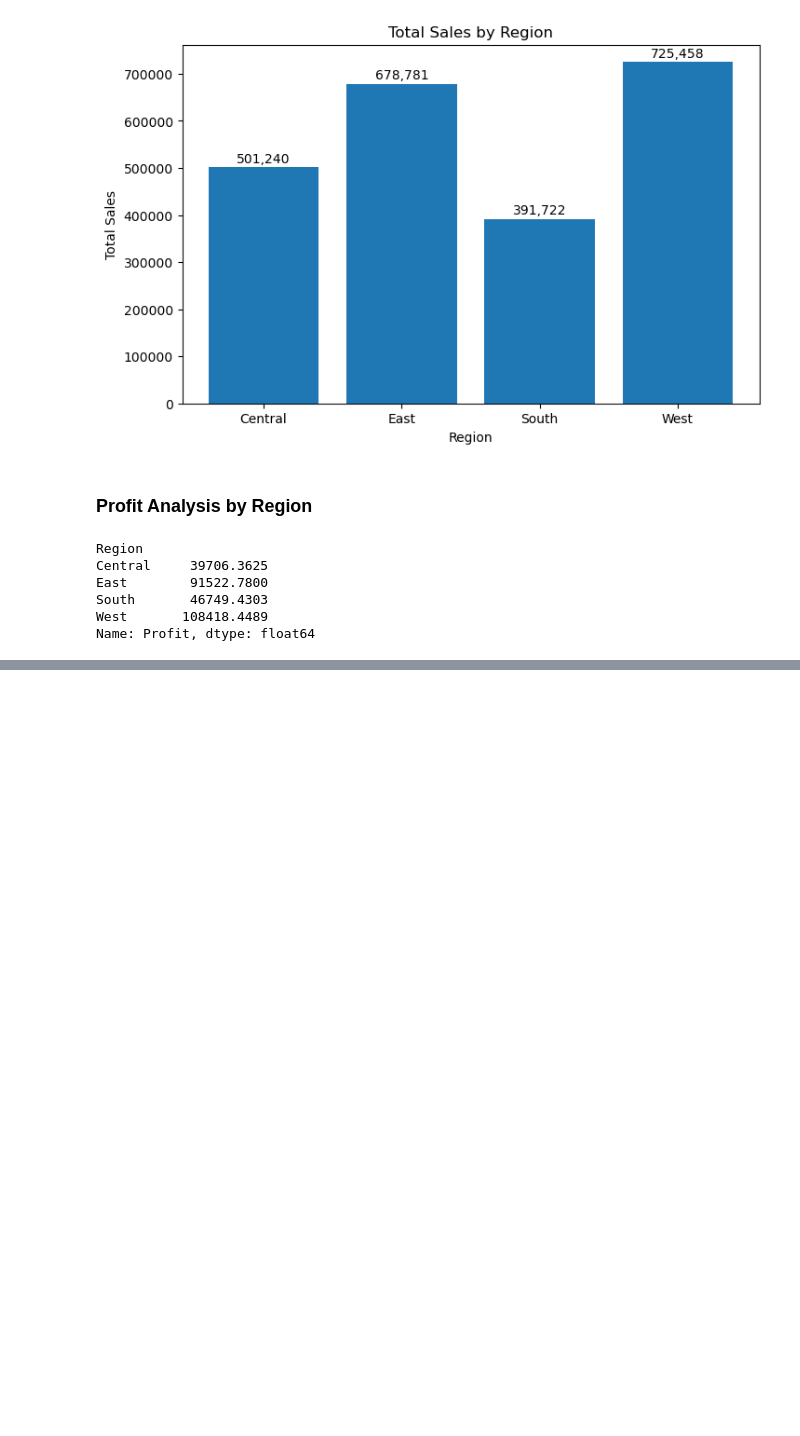
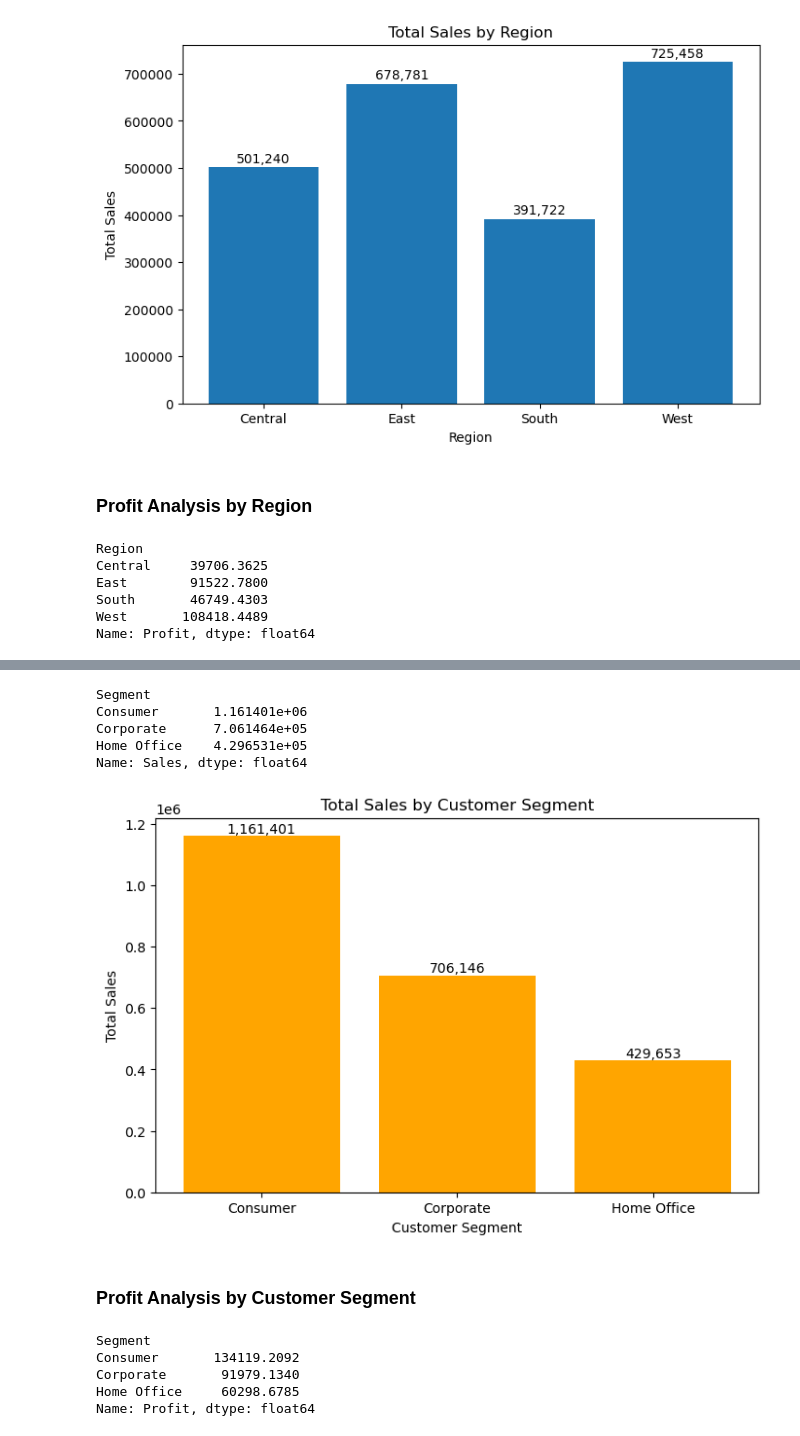
Before and after one commit to mdtarif-code/superstore-sales-data-analysis, a Jupyter notebook: Superstore Sales Data Analysis.ipynb, the cells around one changed output, grey strips where cells are left out. Cells and saved outputs as stored; diff of their text form; code cells hidden in the pictures; blank space fills up the shorter version.

```diff
--- a/Superstore Sales Data Analysis.ipynb
+++ b/Superstore Sales Data Analysis.ipynb
@@ -306,0 +305,40 @@ plt.show()
+# %%
+segment_sales = df.groupby('Segment')['Sales'].sum()
+
+segment_sales
+# %% [output]
+Segment
+Consumer       1.161401e+06
+Corporate      7.061464e+05
+Home Office    4.296531e+05
+Name: Sales, dtype: float64
+# %%
+plt.figure(figsize=(8, 5))
+
+plt.bar(segment_sales.index, segment_sales.values, color="orange")
+
+for i in range(len(segment_sales)):
+    plt.text(
+        i,
+        segment_sales.values[i] + 10000,
+        f'{segment_sales.values[i]:,.0f}',
+        ha='center'
+    )
+
+plt.title('Total Sales by Customer Segment')
+plt.xlabel('Customer Segment')
+plt.ylabel('Total Sales')
+# %% [output]
+[figure, added]
+# %% [markdown]
+### Profit Analysis by Customer Segment
+# %%
+segment_profit = df.groupby('Segment')['Profit'].sum()
+
+segment_profit
+# %% [output]
+Segment
+Consumer       134119.2092
+Corporate       91979.1340
+Home Office     60298.6785
+Name: Profit, dtype: float64
```
Also changed, not shown: parts of 18 cells of this notebook.
